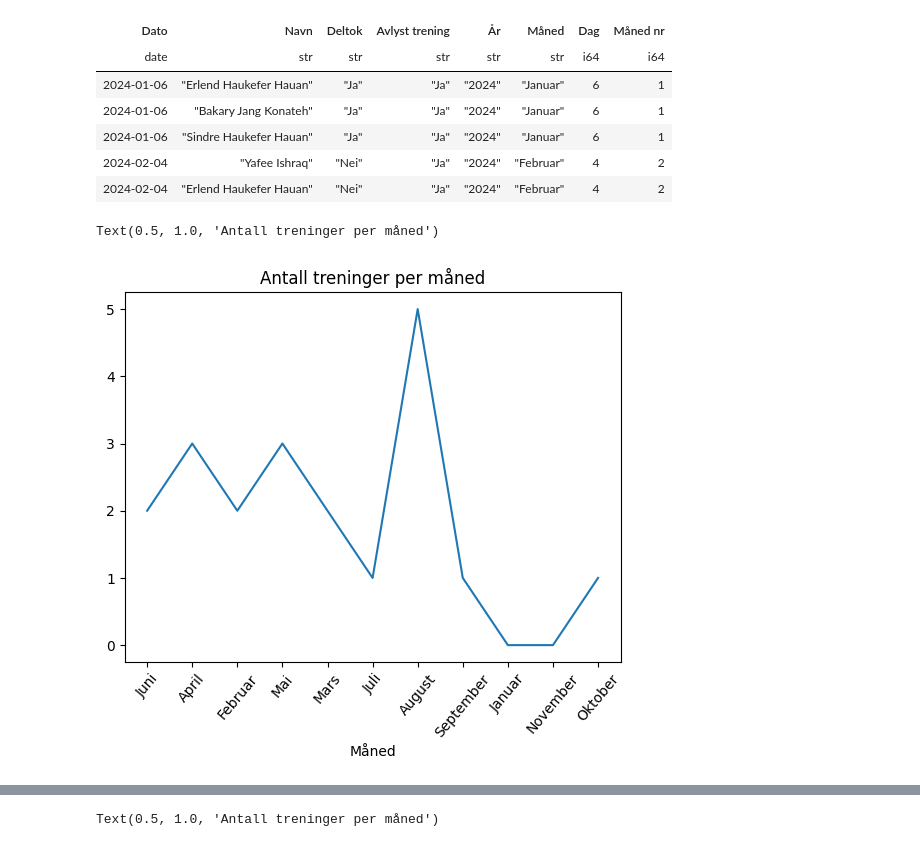
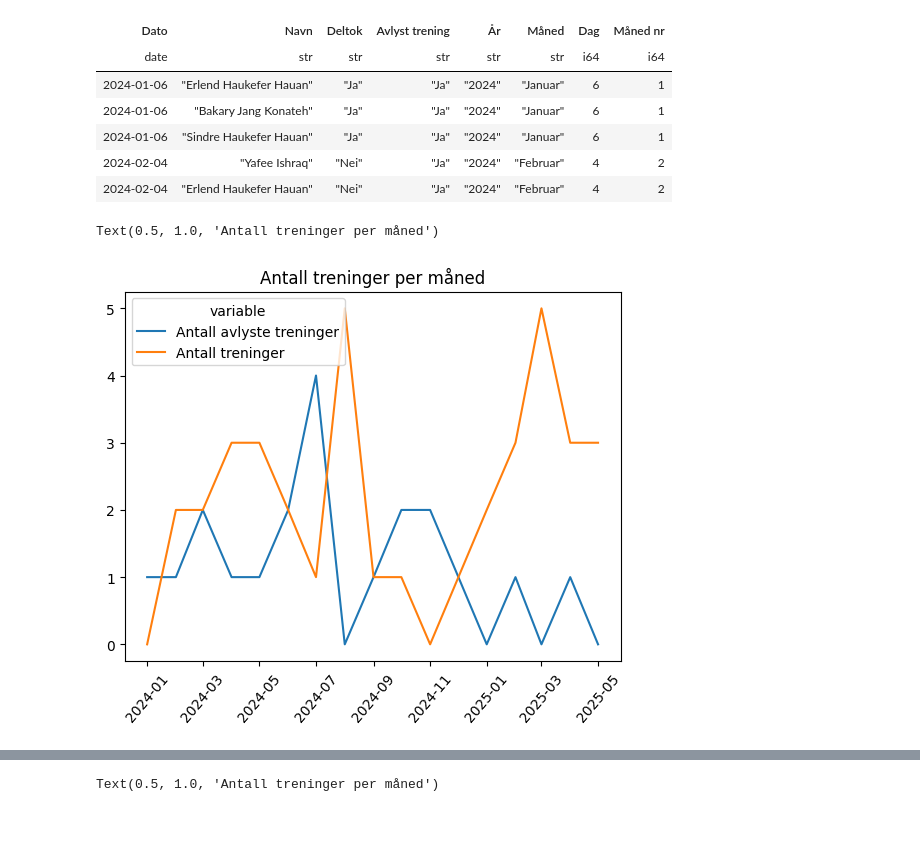
Before and after one commit to PolarsDude/treningsstatistikk-, a Jupyter notebook: test_fil.ipynb, the cells around one changed output, grey strips where cells are left out. Saved outputs shown, nothing was run; the diff lists cells and outputs as text; code cells hidden in the pictures.

```diff
--- a/test_fil.ipynb
+++ b/test_fil.ipynb
@@ -22,22 +22,54 @@ shape: (5, 8)
 | 2024-02-04 | "Yafee Ishraq" | "Nei" | "Ja" | "2024" | "Februar" | 4 | 2 |
 | 2024-02-04 | "Erlend Haukefer Hauan" | "Nei" | "Ja" | "2024" | "Februar" | 4 | 2 |
 # %%
-from matplotlib.ticker import MaxNLocator
 antall_treninger = (df
-.group_by('Måned','Måned nr')
+.group_by('År','Måned','Måned nr')
 .agg(pl.col('Dato').filter(pl.col('Avlyst trening')=='Nei').n_unique().alias('Antall treninger'),
-     pl.col('Dato').filter(pl.col('Avlyst trening')=='Nei').n_unique().alias('Antall avlyste treninger'))
+     pl.col('Dato').filter(pl.col('Avlyst trening')=='Ja').n_unique().alias('Antall avlyste treninger'))
 )
-antall_treninger
+
+antall_treninger = (antall_treninger
+.unpivot(index = ['År','Måned','Måned nr'],on = ['Antall treninger','Antall avlyste treninger'])
+.sort(by=['variable','År','Måned nr'])
+)
+
+
+antall_treninger = (
+    antall_treninger
+    .with_columns(
+        pl.when(pl.col('Måned nr').cast(pl.String).str.len_chars() > 1)
+        .then(
+            pl.concat_str(
+                [pl.col('År'), pl.col('Måned nr'), pl.lit('01')],
+                separator="-"
+            )
+        )
+        .otherwise(
+            pl.concat_str(
+                [
+                    pl.col('År'),
+                    pl.concat_str([pl.lit('0'), pl.col('Måned nr')]),
+                    pl.lit('01')
+                ],
+                separator="-"
+            )
+        )
+        .cast(pl.Date)
+        .alias('d')  # valgfritt: gir navnet 'd' til kolonnen
+    )
+)
+
 
 fig, ax = plt.subplots()
-sns.lineplot(data = antall_treninger.to_pandas(), x='Måned', y='Antall treninger',ax = ax)
+sns.lineplot(data = antall_treninger.to_pandas(), x='d', y='value',hue='variable',ax = ax)
 
+from matplotlib.ticker import MaxNLocator
 # Roter x-labels
 ax.tick_params(axis='x', rotation=50)
 ax.set_ylabel("")
+ax.set_xlabel("")
 ax.yaxis.set_major_locator(MaxNLocator(integer=True))
 ax.set_title('Antall treninger per måned')
 # %% [output]
 Text(0.5, 1.0, 'Antall treninger per måned')
-[figure, old version]
+[figure, new version]
```
Also changed, not shown: parts of 1 cell of this notebook, 1 other file.
